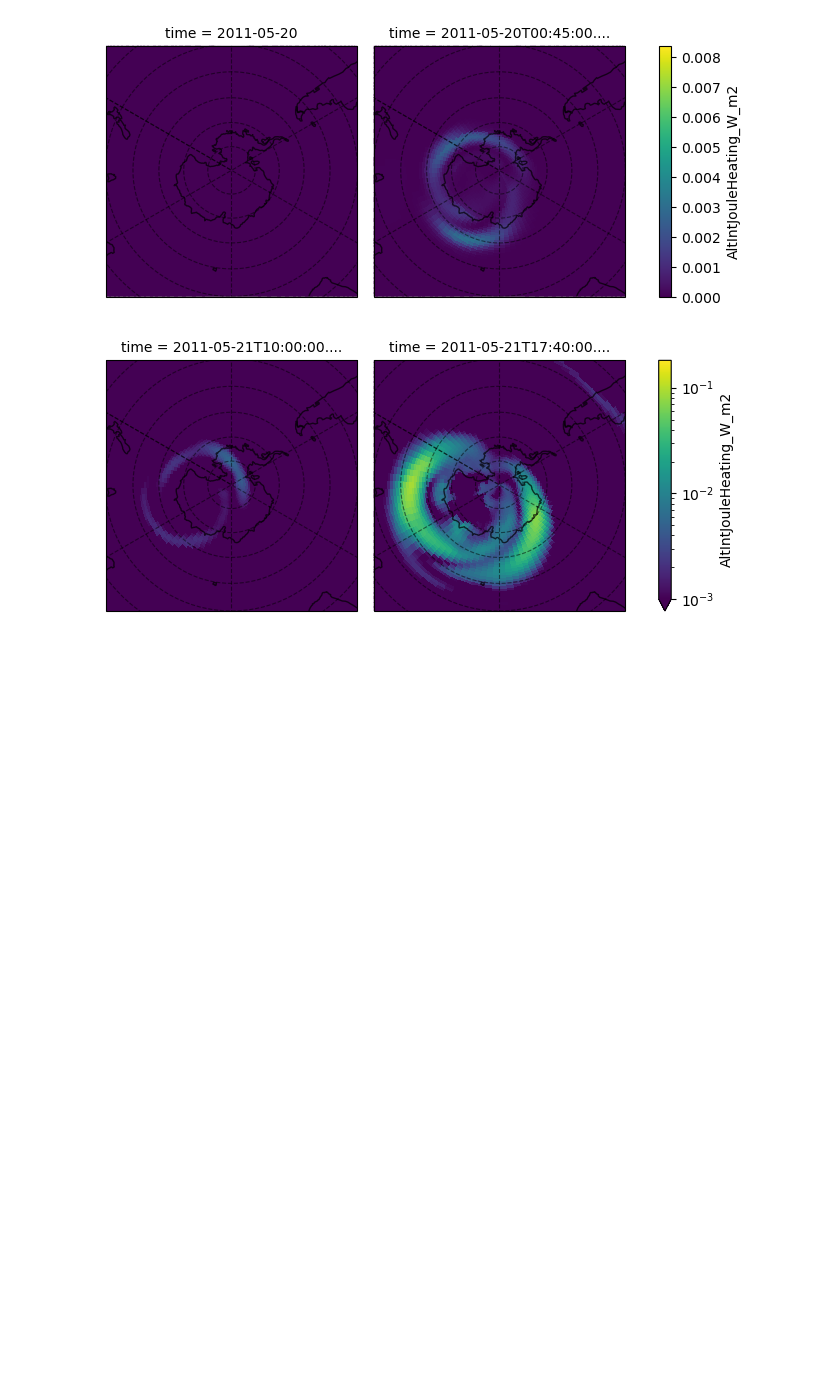
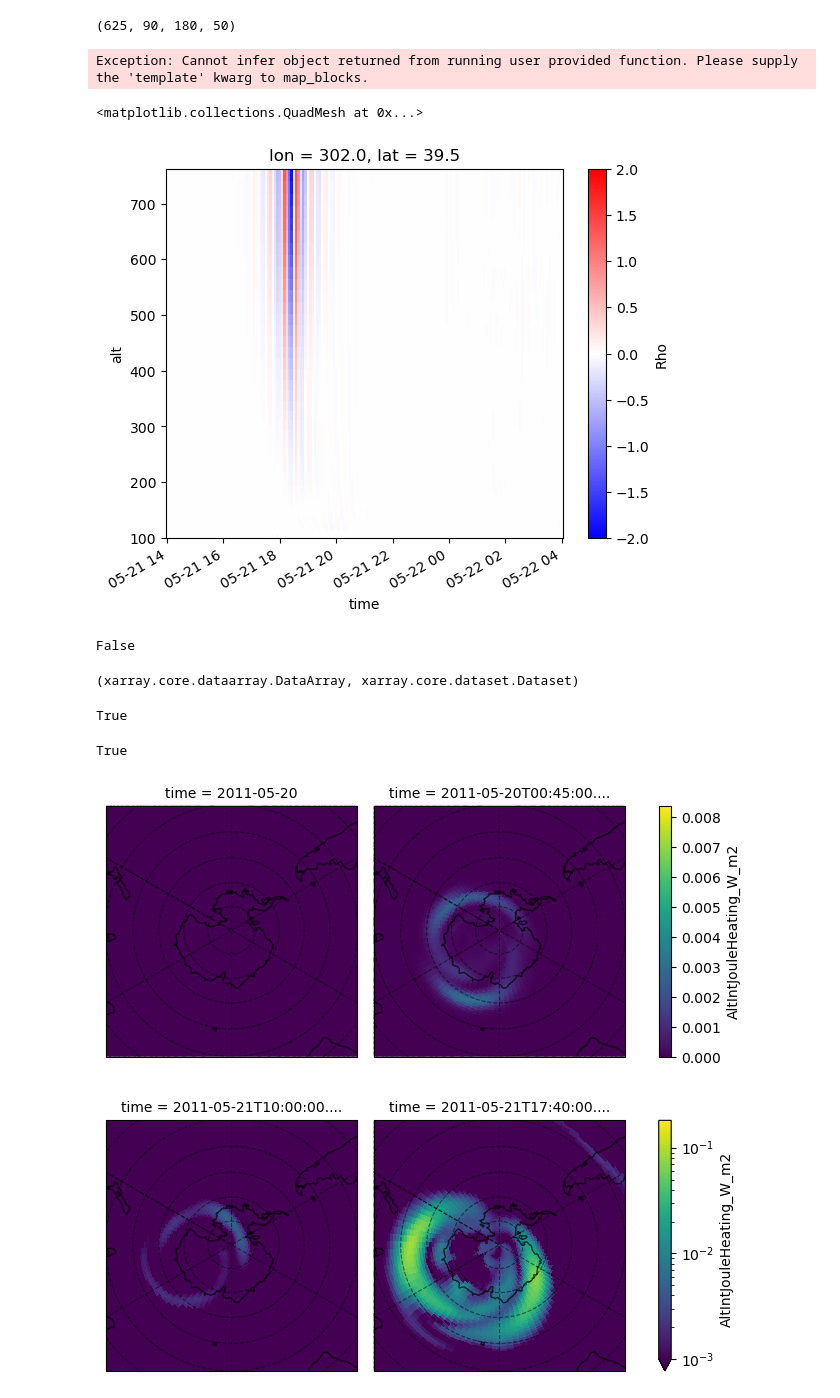
Before and after one commit to abukowski21/SAMI3-GITM-python, a Jupyter notebook: Untitled.ipynb, the cells around one changed output. Cells and saved outputs as stored; diff of their text form; code cells hidden in the pictures; blank space fills up the shorter version.

Commit message:
Support for filtering dask arrays
Untitled has example of bandpass filter on dataarray loaded with dask.

```diff
--- a/Untitled.ipynb
+++ b/Untitled.ipynb
@@ -23,3 +25,5 @@ from utility_programs.read_routines.GITM import auto_read as auto_read_gitm
 from utility_programs.read_routines.GITM import gitm_times_from_filelist
 from utility_programs.read_routines.SAMI import auto_read as auto_read_sami
 import importlib
+# %%
+ds = xr.open_mfdataset('/glade/u/home/abukowski/scratch/postprocessed/may_full_ut18_storm-on_GITM.nc')
@@ -26,3 +34,41 @@ import importlib
+# %%
+ds.Rho.shape
+# %% [output]
+(625, 90, 180, 50)
+# %%
+filters = importlib.reload(filters)
+# %%
+rho_filt = filters.make_fits(ds.Rho)
+# %% [output]
+Exception: Cannot infer object returned from running user provided function. Please supply the 'template' kwarg to map_blocks.
+# %%
+rho_filt = xr.apply_ufunc(filters.make_fits, ds.Rho, dask='allowed')
+# %%
+ds2 = ds.Rho.sel(lon=300, lat=40, method='nearest')
+# %%
+(100* (ds2-xr.apply_ufunc(filters.make_fits, ds2,
+               dask='allowed'))/ds2).sel(time=slice('2011-05-21 14:00', '2011-05-22')).plot(x='time',
+                                                                                           vmin=-2, vmax=2,
+                                                                                           cmap='bwr')
+# %% [output]
+<matplotlib.collections.QuadMesh at 0x...>
+[figure, added]
+# %%
+dask.is_dask_collection(rho_filt)
+# %% [output]
+False
+# %%
+type(rho_filt), type(ds)
+# %% [output]
+(xarray.core.dataarray.DataArray, xarray.core.dataset.Dataset)
+# %%
+type(ds) == xr.Dataset
+# %% [output]
+True
+# %%
+type(rho_filt) == xr.DataArray
+# %% [output]
+True
 # %%
 from utility_programs.read_routines import GITM
 # %%
```
Also changed, not shown: parts of 2 cells of this notebook, 1 other file.
